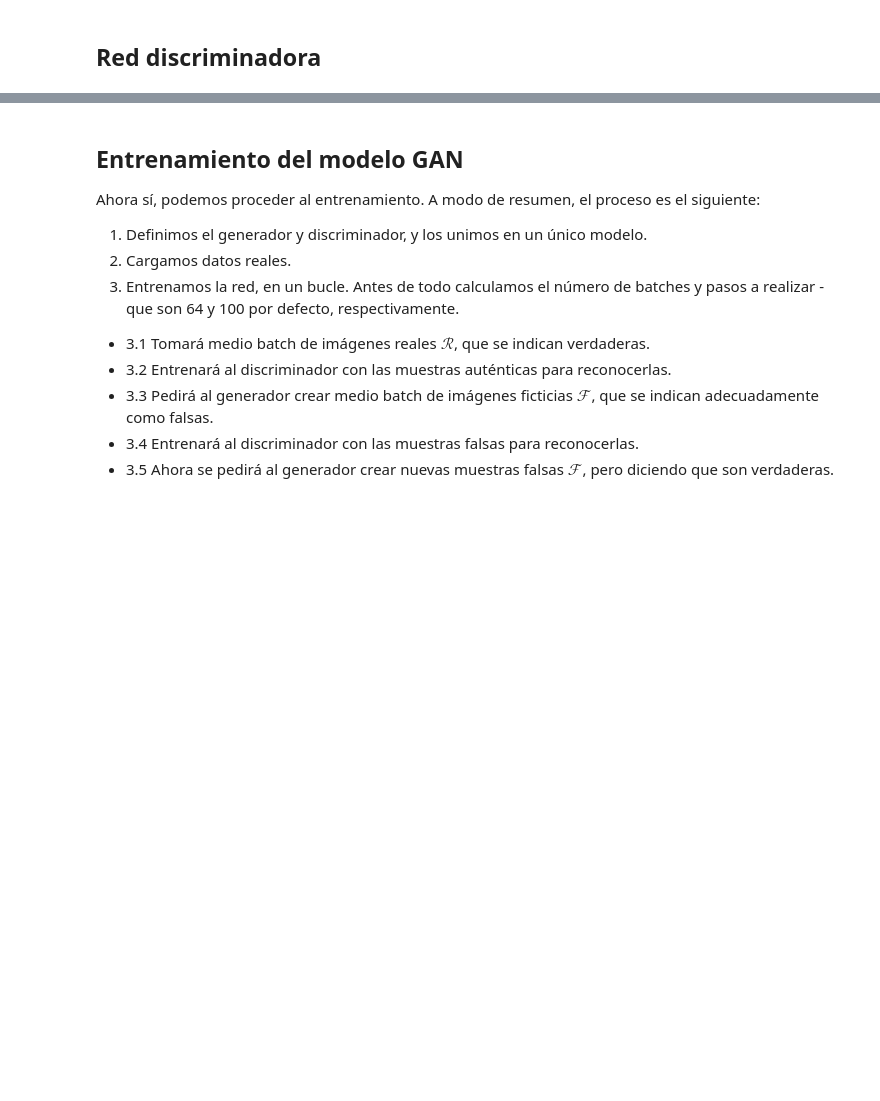
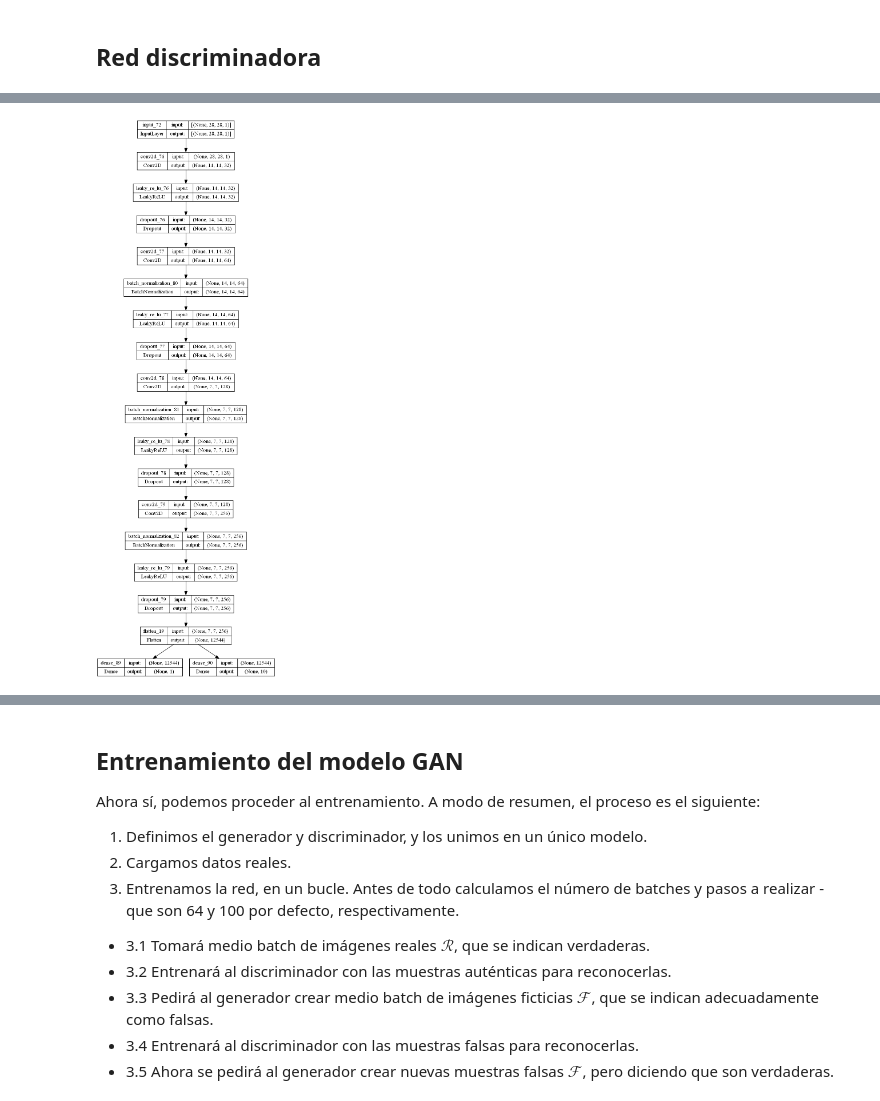
Before and after one commit to tardisfromtornspace/Agentes-Inteligentes, a Jupyter notebook: ACGAN-Algigantix.ipynb, the cells around one changed output, grey strips where cells are left out. Cells and saved outputs as stored; diff of their text form; code cells hidden in the pictures; blank space fills up the shorter version.

```diff
--- a/ACGAN-Algigantix.ipynb
+++ b/ACGAN-Algigantix.ipynb
@@ -239,48 +340,41 @@ La utilización de dropouts no es solo para reducir el sobreajuste, sino por có
 # %%
-def create_discriminator(input_shape,):
-    return tf.keras.models.Sequential([
-        tf.keras.layers.Flatten(input_shape=input_shape),
-        tf.keras.layers.Dense(32, activation=tf.keras.layers.LeakyReLU(alpha=0.2)),
-        tf.keras.layers.Dropout(0.9),
-        tf.keras.layers.Dense(1, activation='sigmoid'),
-        tf.keras.layers.Dropout(0.5),
-    ], name='Discriminator')
+# example of defining the discriminator model
 
-'''
- # weight initialization
- init = RandomNormal(stddev=0.02)
- # image input
- in_image = Input(shape=in_shape)
- # downsample to 14x14
- fe = Conv2D(32, (3,3), strides=(2,2), padding='same', kernel_initializer=init)(in_image)
- fe = LeakyReLU(alpha=0.2)(fe)
- fe = Dropout(0.5)(fe)
- # normal
- fe = Conv2D(64, (3,3), padding='same', kernel_initializer=init)(fe)
- fe = BatchNormalization()(fe)
- fe = LeakyReLU(alpha=0.2)(fe)
- fe = Dropout(0.5)(fe)
- # downsample to 7x7
- fe = Conv2D(128, (3,3), strides=(2,2), padding='same', kernel_initializer=init)(fe)
- fe = BatchNormalization()(fe)
- fe = LeakyReLU(alpha=0.2)(fe)
- fe = Dropout(0.5)(fe)
- # normal
- fe = Conv2D(256, (3,3), padding='same', kernel_initializer=init)(fe)
- fe = BatchNormalization()(fe)
- fe = LeakyReLU(alpha=0.2)(fe)
- fe = Dropout(0.5)(fe)
- # flatten feature maps
- fe = Flatten()(fe)
- # real/fake output
- out1 = Dense(1, activation='sigmoid')(fe)
- # class label output
- out2 = Dense(n_classes, activation='softmax')(fe)
- # define model
- model = Model(in_image, [out1, out2])
- # compile model
- opt = Adam(lr=0.0002, beta_1=0.5)
- model.compile(loss=['binary_crossentropy', 'sparse_categorical_crossentropy'], optimizer=opt)
- return model
-'''
+# define the standalone discriminator model
+def define_discriminator(in_shape=(28,28,1), n_classes=10):
+    # weight initialization
+    init = RandomNormal(stddev=0.02)
+    # image input
+    in_image = Input(shape=in_shape)
+    # downsample to 14x14
+    fe = Conv2D(32, (3,3), strides=(2,2), padding='same', kernel_initializer=init)(in_image)
+    fe = LeakyReLU(alpha=0.2)(fe)
+    fe = Dropout(0.5)(fe)
+    # normal
+    fe = Conv2D(64, (3,3), padding='same', kernel_initializer=init)(fe)
+    fe = BatchNormalization()(fe)
+    fe = LeakyReLU(alpha=0.2)(fe)
+    fe = Dropout(0.5)(fe)
+    # downsample to 7x7
+    fe = Conv2D(128, (3,3), strides=(2,2), padding='same', kernel_initializer=init)(fe)
+    fe = BatchNormalization()(fe)
+    fe = LeakyReLU(alpha=0.2)(fe)
+    fe = Dropout(0.5)(fe)
+    # normal
+    fe = Conv2D(256, (3,3), padding='same', kernel_initializer=init)(fe)
+    fe = BatchNormalization()(fe)
+    fe = LeakyReLU(alpha=0.2)(fe)
+    fe = Dropout(0.5)(fe)
+    # flatten feature maps
+    fe = Flatten()(fe)
+    # real/fake output
+    out1 = Dense(1, activation='sigmoid')(fe)
+    # class label output
+    out2 = Dense(n_classes, activation='softmax')(fe)
+    # define model
+    model = Model(in_image, [out1, out2], name='Discriminator')
+    # compile model
+    opt = Adam(learning_rate=0.0002, beta_1=0.5)
+    model.compile(loss=['binary_crossentropy', 'sparse_categorical_crossentropy'], optimizer=opt)
+    return model
 # %% [output]
@@ -288 +398,2 @@ def create_discriminator(input_shape,):
+[figure, added]
 # %%
```
Also changed, not shown: parts of 39 cells of this notebook.
